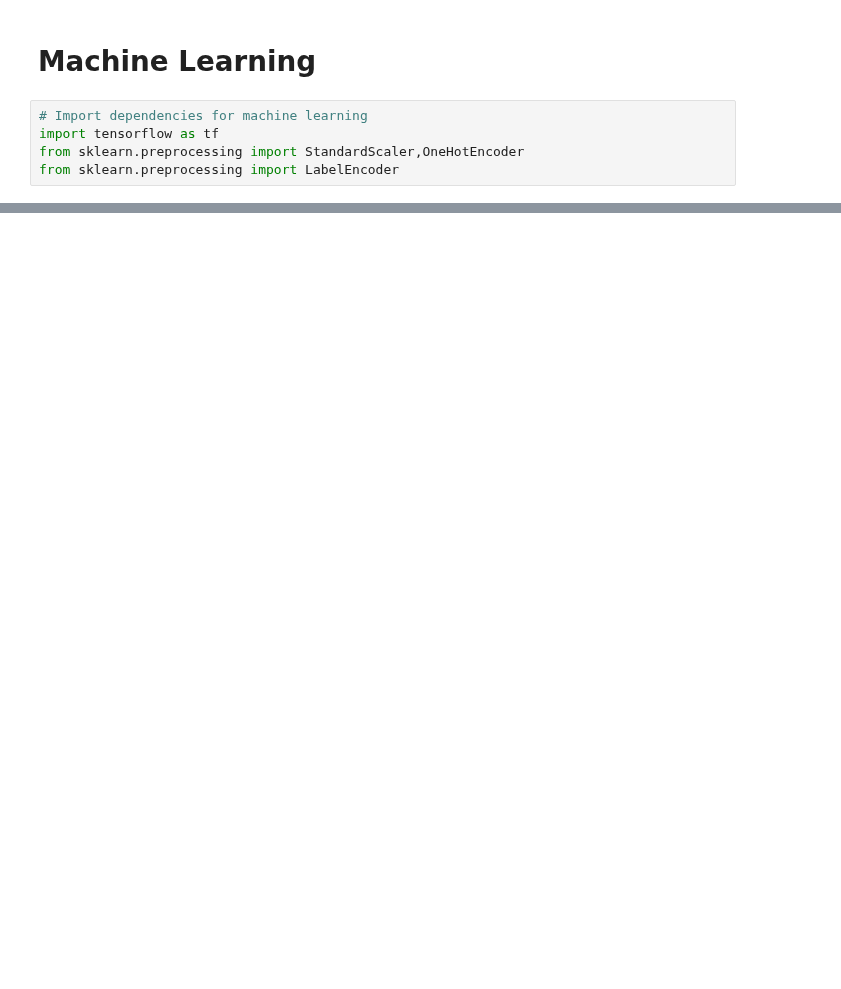
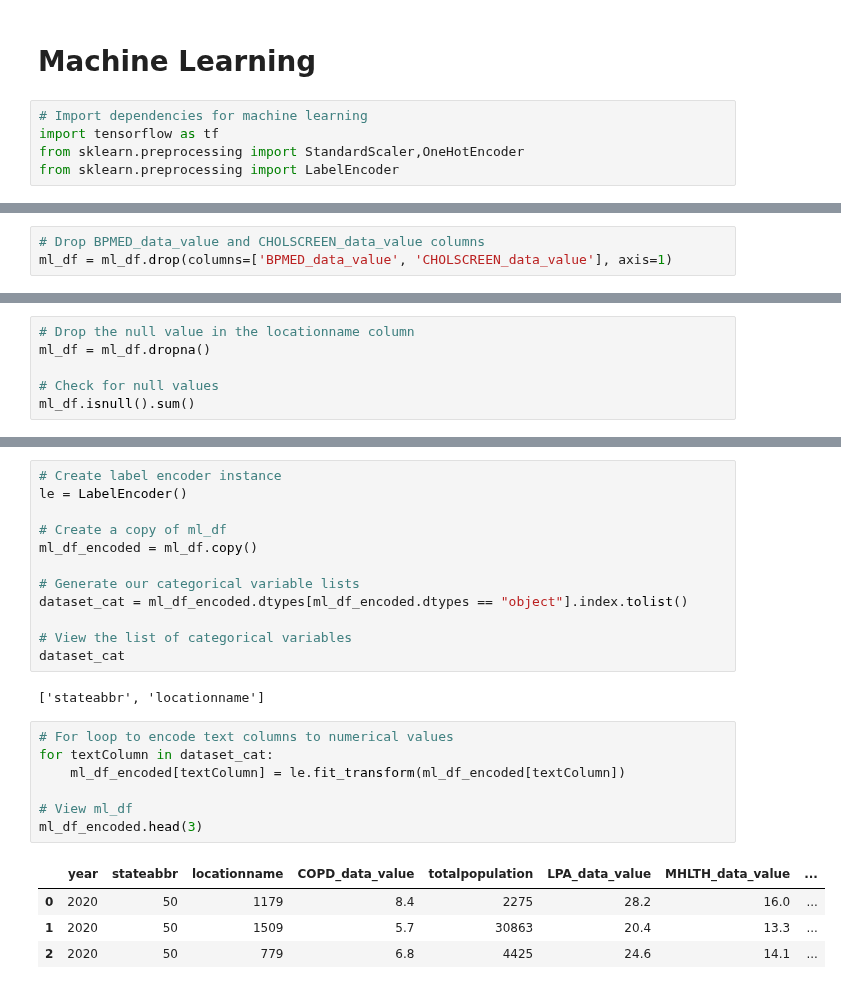
Before and after one commit to AvatarJoshi/copd_project, a Jupyter notebook: API_Connect.ipynb, the cells around one changed output, grey strips where cells are left out. Cells and saved outputs as stored; diff of their text form; blank space fills up the shorter version.

Commit message:
Dropped null values, split model into train and test, created df for feature importances

```diff
--- a/API_Connect.ipynb
+++ b/API_Connect.ipynb
@@ -319,0 +326,3 @@ NameError: name 'dataset' is not defined
+# %%
+# Drop BPMED_data_value and CHOLSCREEN_data_value columns
+ml_df = ml_df.drop(columns=['BPMED_data_value', 'CHOLSCREEN_data_value'], axis=1)
@@ -319,0 +335,6 @@ NameError: name 'dataset' is not defined
+# %%
+# Drop the null value in the locationname column
+ml_df = ml_df.dropna()
+
+# Check for null values
+ml_df.isnull().sum()
@@ -319,0 +359,26 @@ NameError: name 'dataset' is not defined
+# %%
+# Create label encoder instance
+le = LabelEncoder()
+
+# Create a copy of ml_df
+ml_df_encoded = ml_df.copy()
+
+# Generate our categorical variable lists
+dataset_cat = ml_df_encoded.dtypes[ml_df_encoded.dtypes == "object"].index.tolist()
+
+# View the list of categorical variables
+dataset_cat
+# %% [output]
+['stateabbr', 'locationname']
+# %%
+# For loop to encode text columns to numerical values
+for textColumn in dataset_cat:
+    ml_df_encoded[textColumn] = le.fit_transform(ml_df_encoded[textColumn])
+
+# View ml_df
+ml_df_encoded.head(3)
+# %% [output]
+|  | year | stateabbr | locationname | COPD_data_value | totalpopulation | LPA_data_value | MHLTH_data_value | ... |
+| 0 | 2020 | 50 | 1179 | 8.4 | 2275 | 28.2 | 16.0 | ... |
+| 1 | 2020 | 50 | 1509 | 5.7 | 30863 | 20.4 | 13.3 | ... |
+| 2 | 2020 | 50 | 779 | 6.8 | 4425 | 24.6 | 14.1 | ... |
```
Also changed, not shown: parts of 11 cells of this notebook.
